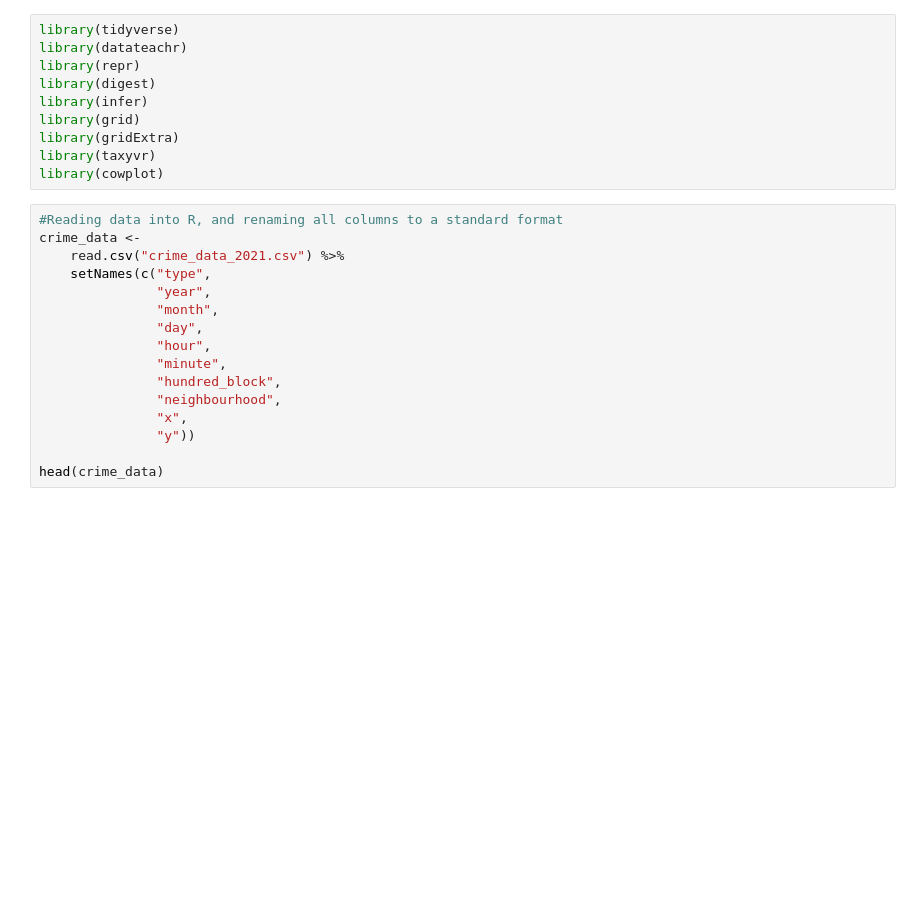
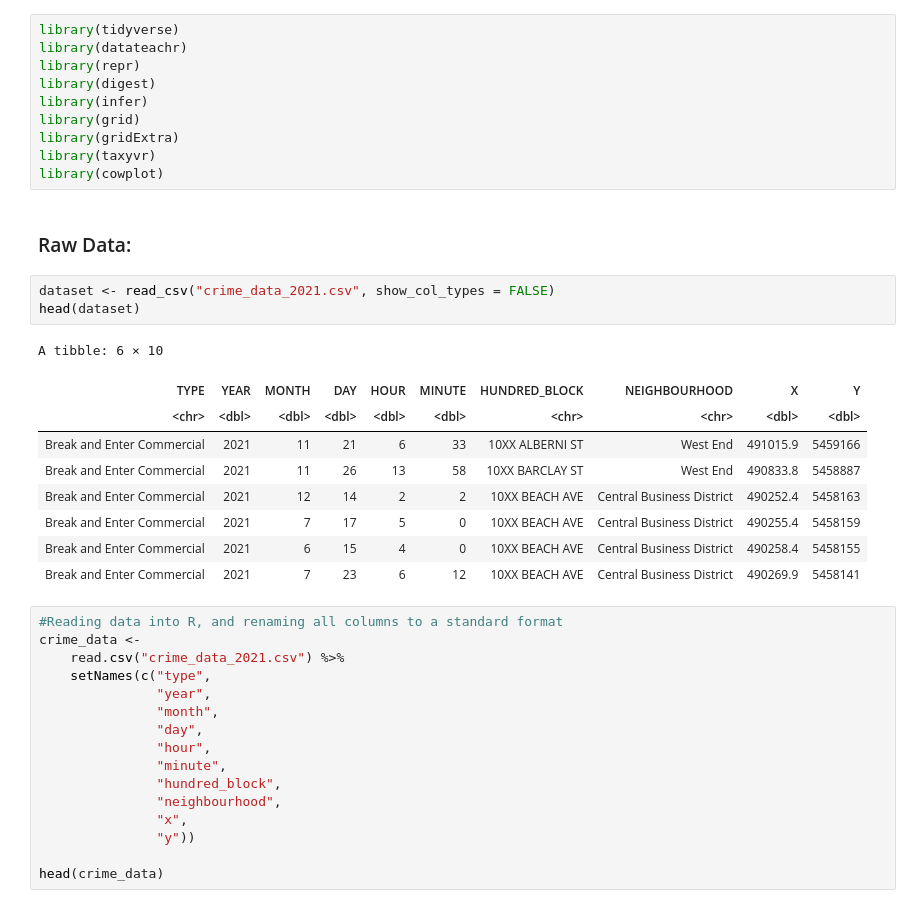
Before and after one commit to bc2003/STAT-201-High-5, a Jupyter notebook: Main Project Proposal.ipynb, the cells around one changed output. Drawn from its saved outputs; the diff is of its cells as text; blank space fills up the shorter version.

```diff
--- a/Main Project Proposal.ipynb
+++ b/Main Project Proposal.ipynb
@@ -16,6 +16,21 @@ library(grid)
 library(gridExtra)
 library(taxyvr)
 library(cowplot)
+# %% [markdown]
+### Raw Data:
+# %%
+dataset <- read_csv("crime_data_2021.csv", show_col_types = FALSE)
+head(dataset)
+# %% [output]
+A tibble: 6 × 10
+| TYPE | YEAR | MONTH | DAY | HOUR | MINUTE | HUNDRED_BLOCK | NEIGHBOURHOOD | X | Y |
+| <chr> | <dbl> | <dbl> | <dbl> | <dbl> | <dbl> | <chr> | <chr> | <dbl> | <dbl> |
+| Break and Enter Commercial | 2021 | 11 | 21 | 6 | 33 | 10XX ALBERNI ST | West End | 491015.9 | 5459166 |
+| Break and Enter Commercial | 2021 | 11 | 26 | 13 | 58 | 10XX BARCLAY ST | West End | 490833.8 | 5458887 |
+| Break and Enter Commercial | 2021 | 12 | 14 | 2 | 2 | 10XX BEACH AVE | Central Business District | 490252.4 | 5458163 |
+| Break and Enter Commercial | 2021 | 7 | 17 | 5 | 0 | 10XX BEACH AVE | Central Business District | 490255.4 | 5458159 |
+| Break and Enter Commercial | 2021 | 6 | 15 | 4 | 0 | 10XX BEACH AVE | Central Business District | 490258.4 | 5458155 |
+| Break and Enter Commercial | 2021 | 7 | 23 | 6 | 12 | 10XX BEACH AVE | Central Business District | 490269.9 | 5458141 |
 # %%
 #Reading data into R, and renaming all columns to a standard format
 crime_data <-
```
Also changed, not shown: parts of 4 cells of this notebook.
